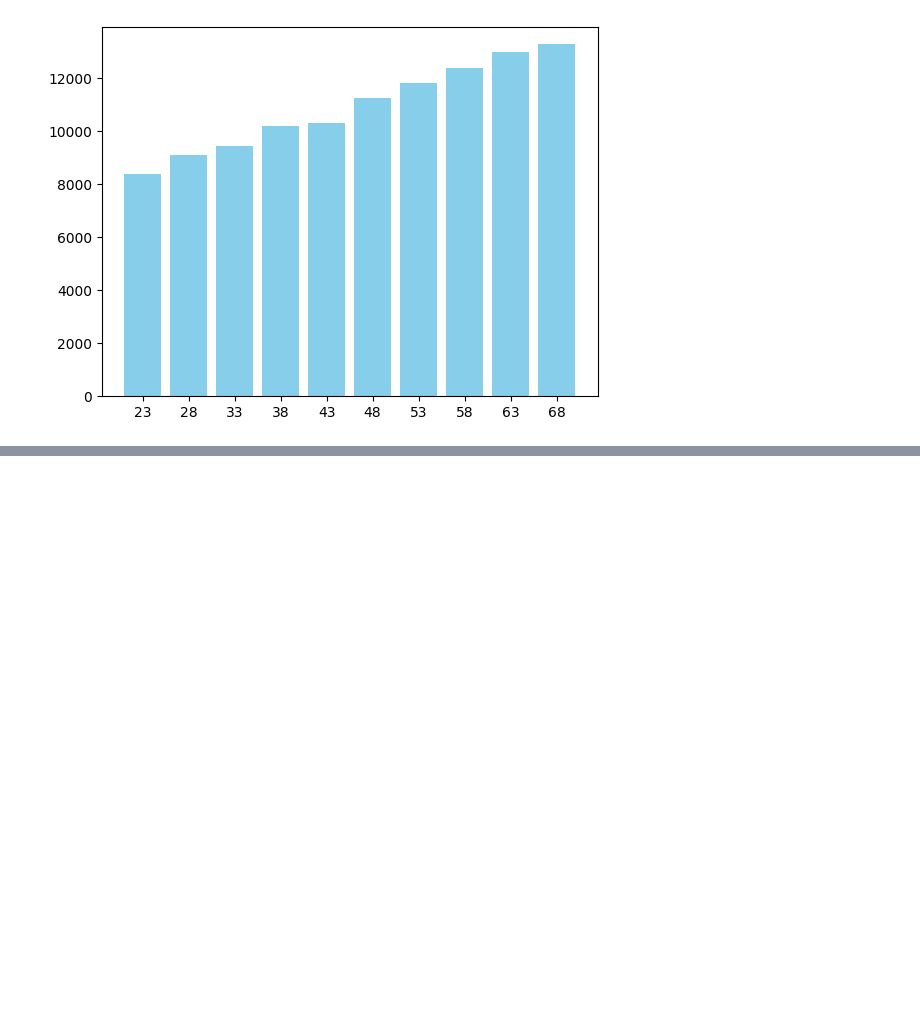
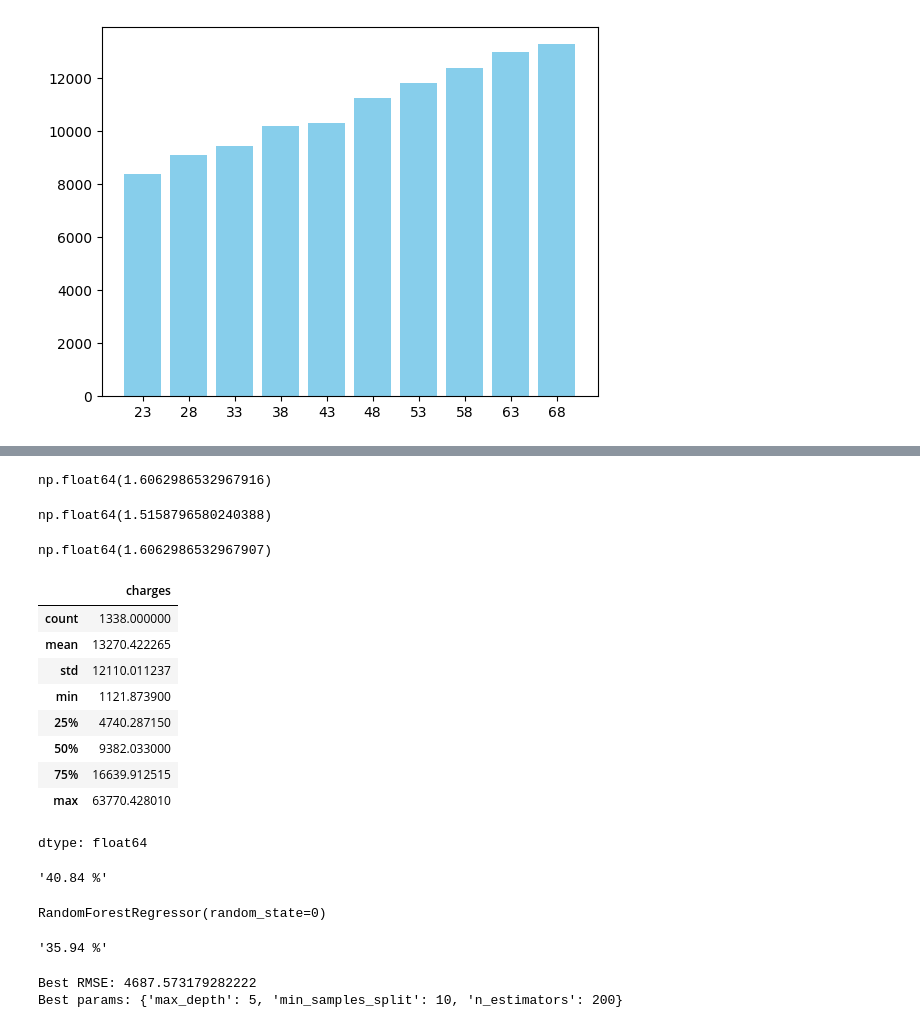
Before and after one commit to lewinskie254/eda, a Jupyter notebook: EDA_For_Dummies.ipynb, the cells around one changed output, grey strips where cells are left out. Cells and saved outputs as stored; diff of their text form; code cells hidden in the pictures; blank space fills up the shorter version.

```diff
--- a/EDA_For_Dummies.ipynb
+++ b/EDA_For_Dummies.ipynb
@@ -249,0 +291,12 @@ plt.bar([str(list_of_ages[i]) for i in range(1, len(list_of_ages))], mean_per_ag
+# %%
+kurtosis(df.charges, bias=False)
+# %% [output]
+np.float64(1.6062986532967916)
+# %%
+df.charges.skew()
+# %% [output]
+np.float64(1.5158796580240388)
+# %%
+df.charges.kurtosis()
+# %% [output]
+np.float64(1.6062986532967907)
@@ -249,0 +307,11 @@ plt.bar([str(list_of_ages[i]) for i in range(1, len(list_of_ages))], mean_per_ag
+# %%
+regions = df['region'].unique()
+regions = {i : num for num, i in enumerate(regions)}
+sex = df['sex'].unique()
+sex = {i : num for num, i in enumerate(sex)}
+smoker = df['smoker'].unique()
+smoker = {i : num for num, i in enumerate(smoker)}
+
+df['region'] = df['region'].map(regions)
+df['sex'] = df['sex'].map(sex)
+df['smoker'] = df['smoker'].map(smoker)
@@ -249,0 +333,23 @@ plt.bar([str(list_of_ages[i]) for i in range(1, len(list_of_ages))], mean_per_ag
+# %%
+df['charges'].describe()
+# %% [output]
+|  | charges |
+| count | 1338.000000 |
+| mean | 13270.422265 |
+| std | 12110.011237 |
+| min | 1121.873900 |
+| 25% | 4740.287150 |
+| 50% | 9382.033000 |
+| 75% | 16639.912515 |
+| max | 63770.428010 |
+dtype: float64
+# %%
+error
+# %% [output]
+'40.84 %'
+# %%
+from sklearn.ensemble import RandomForestRegressor
+model = RandomForestRegressor(random_state=0)
+model.fit(X_train, y_train)
+# %% [output]
+RandomForestRegressor(random_state=0)
@@ -249,0 +358,22 @@ plt.bar([str(list_of_ages[i]) for i in range(1, len(list_of_ages))], mean_per_ag
+# %%
+root_mean_squared(y_test, y_preds)
+# %% [output]
+'35.94 %'
+# %%
+from sklearn.ensemble import RandomForestRegressor
+from sklearn.model_selection import GridSearchCV
+
+params = {
+    'n_estimators': [100, 200, 300],
+    'max_depth': [5, 10, 15, None],
+    'min_samples_split': [2, 5, 10]
+}
+
+grid = GridSearchCV(RandomForestRegressor(random_state=0), params, cv=5, scoring='neg_root_mean_squared_error')
+grid.fit(X_train, y_train)
+
+print("Best RMSE:", -grid.best_score_)
+print("Best params:", grid.best_params_)
+# %% [output]
+Best RMSE: 4687.573179282222
+Best params: {'max_depth': 5, 'min_samples_split': 10, 'n_estimators': 200}
```
Also changed, not shown: parts of 15 cells of this notebook.
